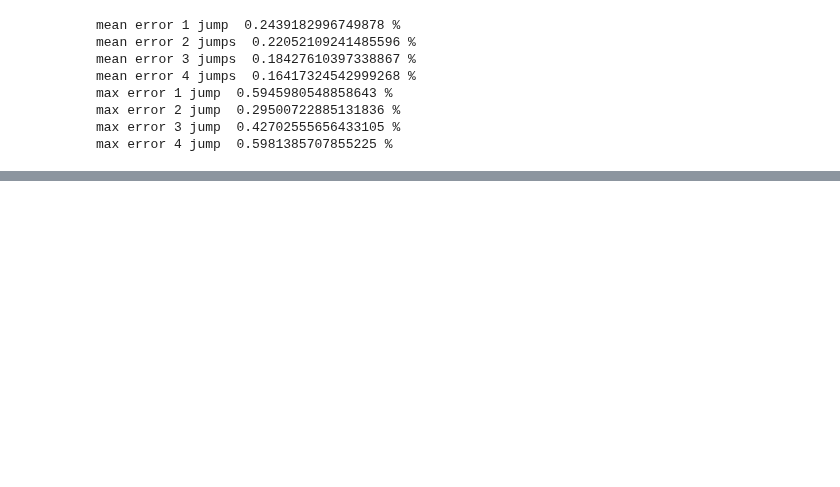
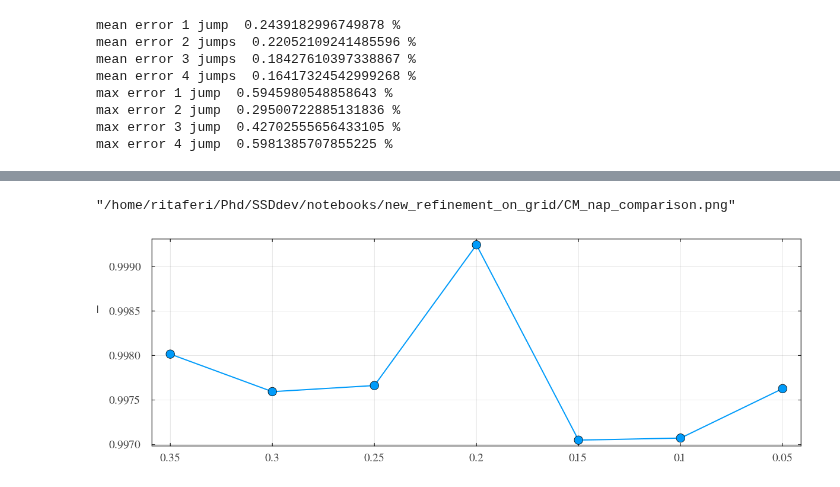
Before and after one commit to RitaF00/SolidStateDetector-NEW, a Jupyter notebook: SSDdev/notebooks/new_refinement_on_grid/minimum_wp.ipynb, the cells around one changed output, grey strips where cells are left out. Cells and saved outputs as stored; diff of their text form; code cells hidden in the pictures; blank space fills up the shorter version.

```diff
--- a/SSDdev/notebooks/new_refinement_on_grid/minimum_wp.ipynb
+++ b/SSDdev/notebooks/new_refinement_on_grid/minimum_wp.ipynb
@@ -645,0 +822,15 @@ display(p)
+# %%
+wp_old = [
+    0.9940752,        # 0.5 mm
+    0.9881764,        # 0.45 mm
+    0.98422533,       # 0.4 mm
+    0.9524081,        # 0.35 mm
+    0.90671873,       # 0.3 mm
+    0.844832,         # 0.25 mm
+    0.5835533,        # 0.2 mm
+    0.23646902,       # 0.15 mm
+    0.09727309,       # 0.1 mm
+    0.009628673,      # 0.05 mm
+]
+wp_new = min_pot_2
+grid_comp = [0.5, 0.45, 0.4, 0.35, 0.3, 0.25, 0.2, 0.15, 0.1, 0.05]
@@ -645,0 +849,63 @@ display(p)
+# %%
+x = 1:length(grid_comp)
+labels = string.(grid_comp)
+
+p = plot(
+    x, wp_new;
+    seriestype = :path,
+    marker = :circle,
+    markersize = 8,                 # marker più grandi
+    xticks = (x, labels),
+    xlabel = "max tick size (mm)",
+    ylabel = "Minimum Φ_ω",
+    lw = 2,                         # linea più spessa
+    legend = true,
+    label = "NEW code",
+    framestyle = :box,
+    grid = true,
+    gridalpha = 0.1,
+    size = (600, 400),             # figura più grande
+
+    # ---- FONT SIZE ----
+    guidefontsize = 16,             # xlabel & ylabel
+    tickfontsize = 12,              # numeri assi
+    legendfontsize = 15,            # legenda
+    titlefontsize = 20              # eventuale titolo
+)
+
+plot!(x, wp_old;
+    seriestype = :path,
+    marker = :circle,
+    markersize = 8,
+    lw = 2,
+    label = "OLD code"
+)
+
+savefig(p, "CM_nap_comparison.png")
+# %% [output]
+"/home/ritaferi/Phd/SSDdev/notebooks/new_refinement_on_grid/CM_nap_comparison.png"
+# %%
+p = plot(
+    x[4:end], wp_new[4:end];
+    seriestype = :path,
+    marker = :circle,
+    markersize = 8,                 # marker più grandi
+    xticks = (x, labels),
+    xlabel = "max tick size (mm)",
+    ylabel = "Minimum Φ_ω",
+    lw = 2,                         # linea più spessa
+    legend = true,
+    label = "",
+    framestyle = :box,
+    grid = true,
+    gridalpha = 0.1,
+    size = (1200, 400),             # figura più grande
+
+    # ---- FONT SIZE ----
+    guidefontsize = 16,             # xlabel & ylabel
+    tickfontsize = 12,              # numeri assi
+    legendfontsize = 15,            # legenda
+    titlefontsize = 20              # eventuale titolo
+)
+# %% [output]
+[figure, added]
```
Also changed, not shown: parts of 6 cells of this notebook, 55 other files.
